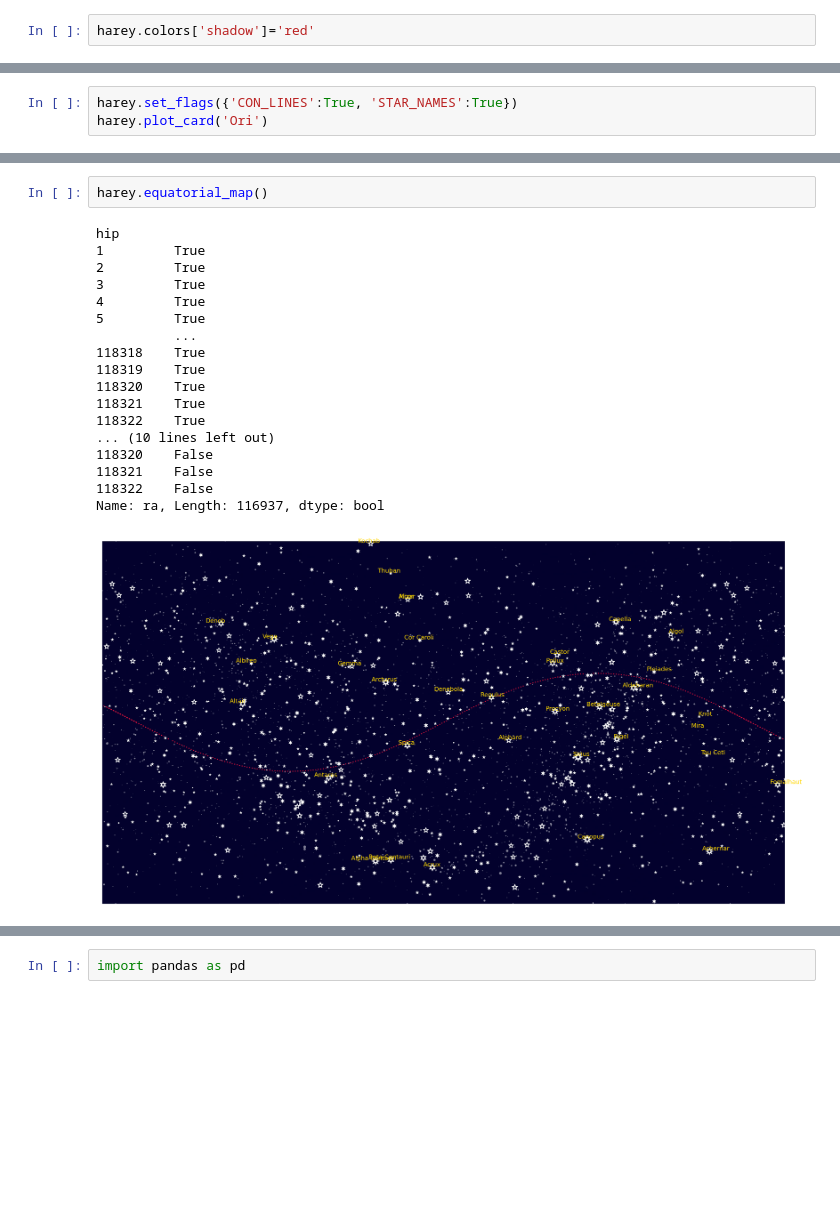
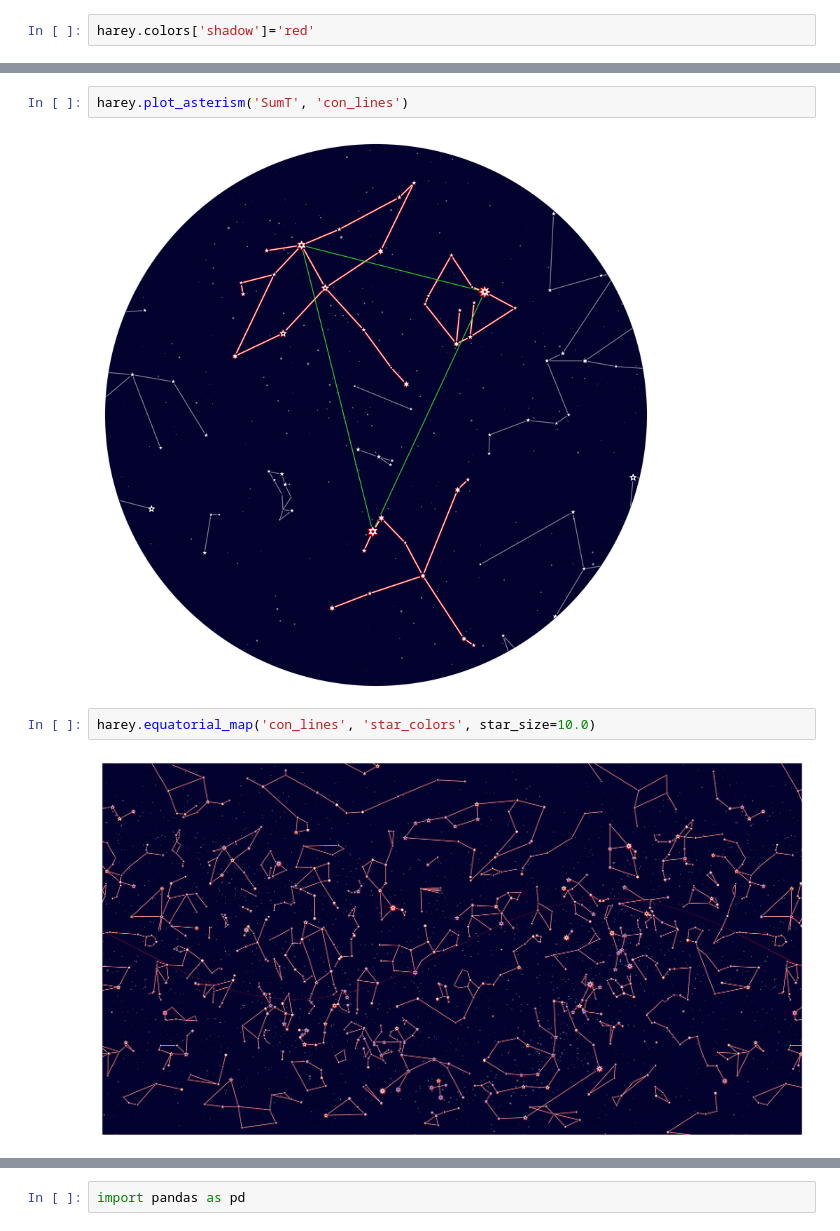
Before and after one commit to Giacomo-Menegatti/HARey_constellations_cards, a Jupyter notebook: prova_2.ipynb, the cells around one changed output, grey strips where cells are left out. Drawn from its saved outputs; the diff is of its cells as text; blank space fills up the shorter version.

Commit message:
Changed flags setup to work inside single calls, done for cardplot, asterism and equatorial map, to do for all others

```diff
--- a/prova_2.ipynb
+++ b/prova_2.ipynb
@@ -35,3 +27,0 @@ Length: 116937, dtype: bool
-# %%
-harey.set_flags({'CON_LINES':True, 'STAR_NAMES':True})
-harey.plot_card('Ori')
@@ -53,22 +28,9 @@ Length: 116937, dtype: bool
+# %%
+harey.plot_asterism('SumT', 'con_lines')
+# %% [output]
+[figure, added]
 # %%
-harey.equatorial_map()
+harey.equatorial_map('con_lines', 'star_colors', star_size=10.0)
 # %% [output]
-hip
-1         True
-2         True
-3         True
-4         True
-5         True
-          ...
-118318    True
-118319    True
-118320    True
-118321    True
-118322    True
-... (10 lines left out)
-118320    False
-118321    False
-118322    False
-Name: ra, Length: 116937, dtype: bool
-[figure, old version]
+[figure, new version]
 # %%
```
Also changed, not shown: parts of 18 cells of this notebook, 6 other files.
